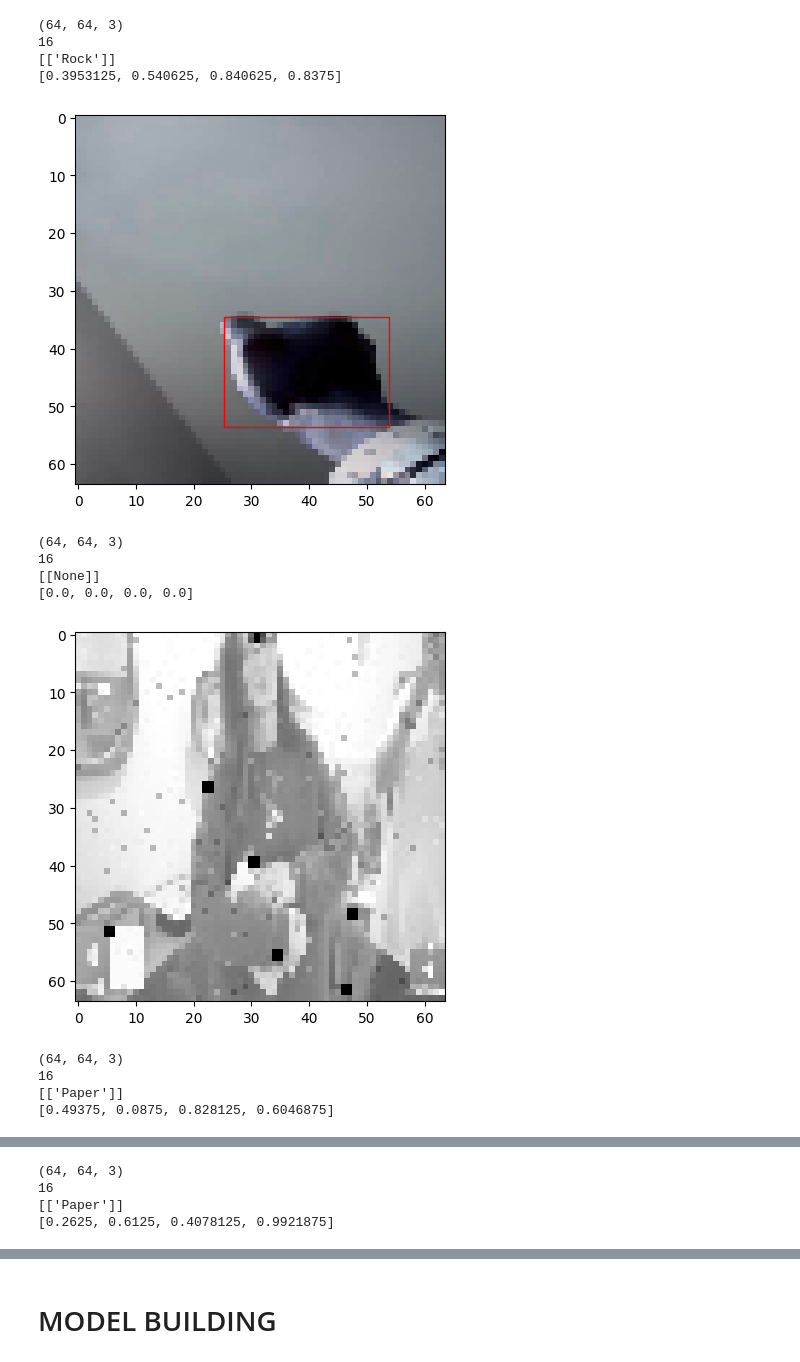
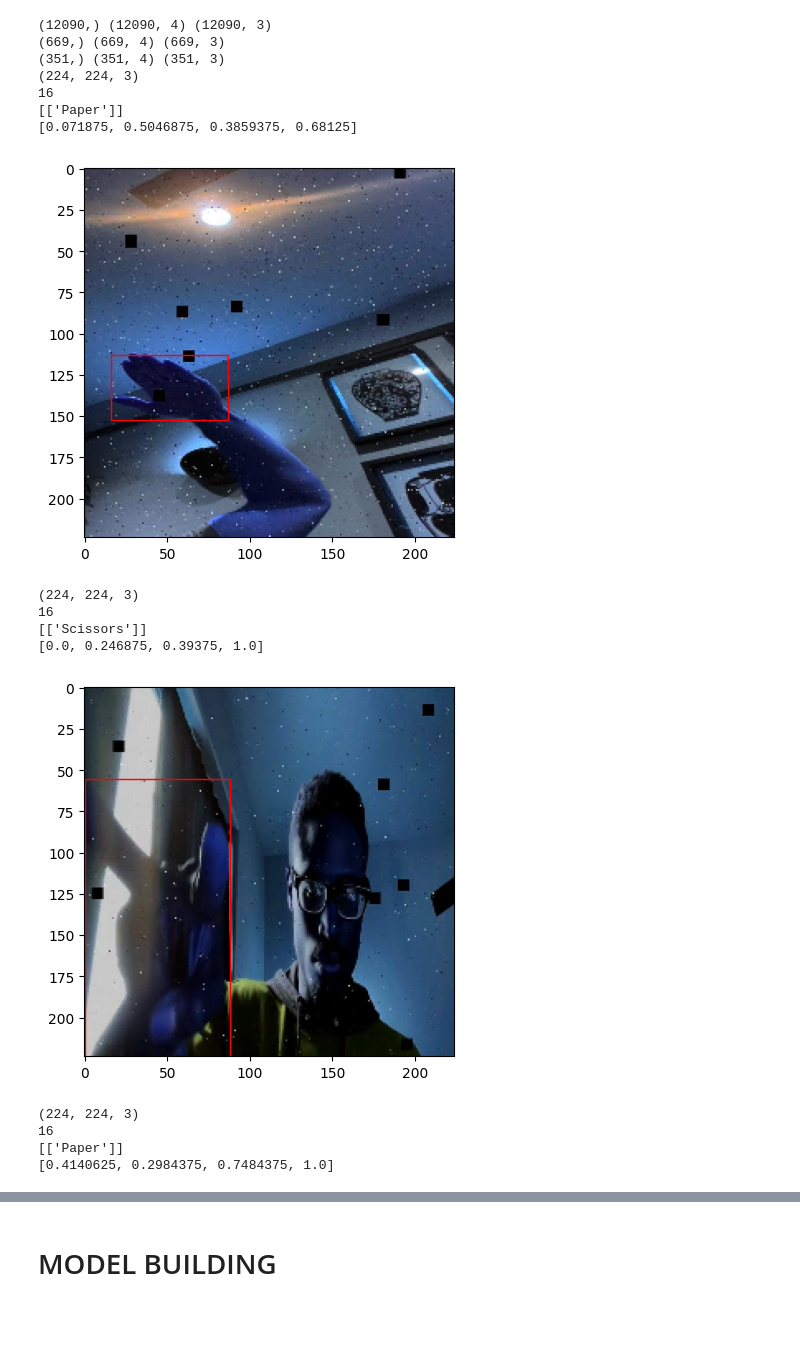
Before and after one commit to shivodit/RockPaperScissorsML, a Jupyter notebook: model.ipynb, the cells around one changed output, grey strips where cells are left out. Drawn from its saved outputs; the diff is of its cells as text; code cells hidden in the pictures; blank space fills up the shorter version.

```diff
--- a/model.ipynb
+++ b/model.ipynb
@@ -45,10 +46,11 @@ tf.config.experimental.set_virtual_device_configuration(
 # dataset = project.version(12).download("retinanet")
 # %%
 # load the training dataset
-f_name,box,labels = get_data('train')
-print(f_name.shape,box.shape,labels.shape)
-# Data gen
-# load the validation dataset
-d_gen = DataGenerator(f_name,box,labels,'train',config.BATCH_SIZE)
-f_valid, box_val, labels_valid = get_data('valid')
-v_gen = DataGenerator(f_valid,box_val,labels_valid,'valid',config.BATCH_SIZE)
+def get_datagen(dataset=config.DATASET_DIR,has_boxes=2):
+    gen = []
+    for i in ('train','valid','test'):
+        f_name,box,labels = get_data(i,dataset=dataset)
+        print(f_name.shape,box.shape,labels.shape)
+        d_gen = DataGenerator(f_name,box,labels,i,config.BATCH_SIZE,has_boxes = has_boxes,dataset=dataset)
+        gen.append(d_gen)
+    return gen
@@ -60,48 +79,52 @@ import matplotlib.patches as patches
 from PIL import Image
 
 # verifying whether the data generator works correctly
+d_gen,_,__ = get_datagen(has_boxes=0)
 i,u = d_gen.__getitem__(0)
 num = 0
-input
 while 1:
     im = (i[num]*255).astype(int)
     print(im.shape)
 
 
     print(len(i))
     # Create figure and axes
     fig, ax = plt.subplots()
     h,w,_ = im.shape
 
     # Display the image
     ax.imshow(im)
     with open('ohencoder.pickle','rb') as f:
         import pickle
         ohe = pickle.load(f)
     print(ohe.inverse_transform(u['class_label'].iloc[num].to_numpy().reshape(-1,3)))
 
     box = list(u['bounding_box'].iloc[num,:])
     print(box)
     # Create a Rectangle patch
-    rect = patches.Rectangle((box[0]*128, box[1]*128), (box[2]-box[0])*128, (box[3]-box[1])*128, linewidth=1, edgecolor='r', facecolor='none')
-    # Add the patch to the Axes
+    rect = patches.Rectangle((box[0]*224, box[1]*224), (box[2]-box[0])*224, (box[3]-box[1])*224, linewidth=1, edgecolor='r', facecolor='none')
+    # Add the rect to the Axes
     ax.add_patch(rect)
 
     plt.show()
     num += 1
-    input()
+    if 'q' == input():
+        break
 # %% [output]
-(64, 64, 3)
+(12090,) (12090, 4) (12090, 3)
+(669,) (669, 4) (669, 3)
+(351,) (351, 4) (351, 3)
+(224, 224, 3)
 16
-[['Rock']]
-[0.3953125, 0.540625, 0.840625, 0.8375]
+[['Paper']]
+[0.071875, 0.5046875, 0.3859375, 0.68125]
-[figure, old version]
+[figure, new version]
-(64, 64, 3)
+(224, 224, 3)
 16
-[[None]]
-[0.0, 0.0, 0.0, 0.0]
+[['Scissors']]
+[0.0, 0.246875, 0.39375, 1.0]
-[figure, old version]
+[figure, new version]
-(64, 64, 3)
+(224, 224, 3)
 16
 [['Paper']]
-[0.49375, 0.0875, 0.828125, 0.6046875]
+[0.4140625, 0.2984375, 0.7484375, 1.0]
@@ -114,4 +136,0 @@ while 1:
-(64, 64, 3)
-16
-[['Paper']]
-[0.2625, 0.6125, 0.4078125, 0.9921875]
```
Also changed, not shown: parts of 27 cells of this notebook, 3 other files.
